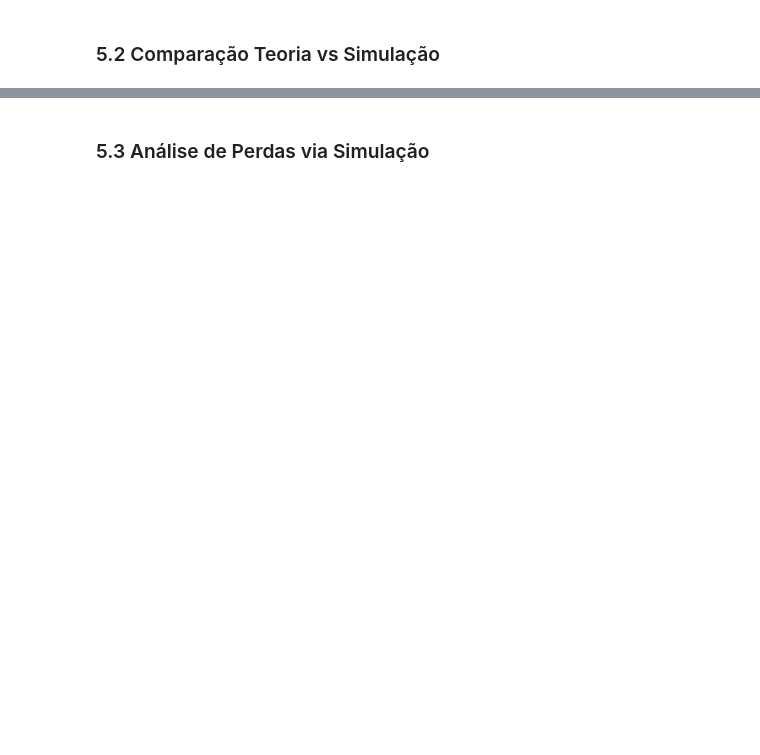
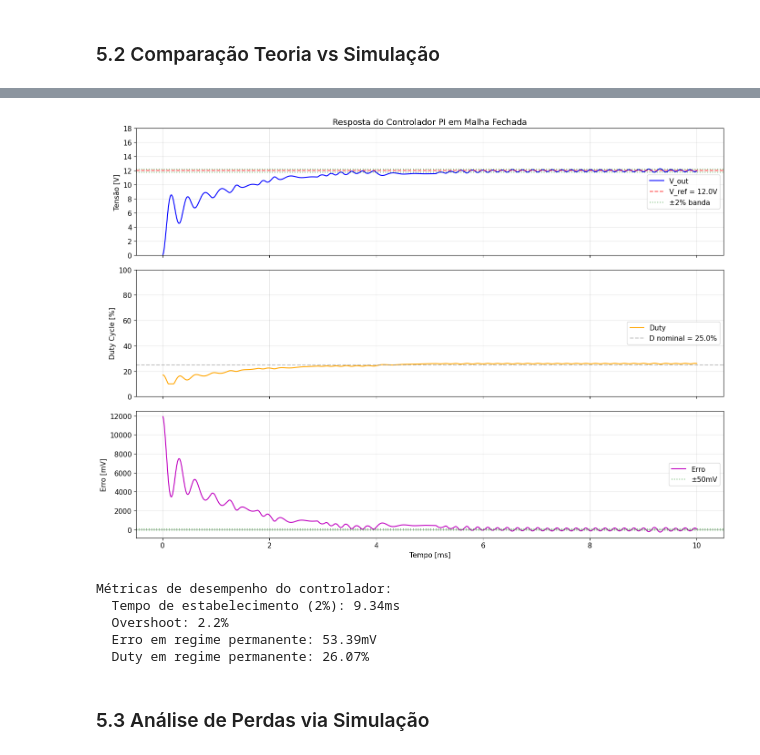
Before and after one commit to lgili/Pulsim, a Jupyter notebook: examples/notebooks/buck_converter_design.ipynb, the cells around one changed output, grey strips where cells are left out. Saved outputs shown, nothing was run; the diff lists cells and outputs as text; code cells hidden in the pictures; blank space fills up the shorter version.

```diff
--- a/examples/notebooks/buck_converter_design.ipynb
+++ b/examples/notebooks/buck_converter_design.ipynb
@@ -1245,2 +1398,71 @@ plt.show()
+# %%
+# ============================================================
+# VISUALIZAÇÃO DO CONTROLE EM MALHA FECHADA
+# ============================================================
+
+fig, axes = plt.subplots(3, 1, figsize=(14, 10), sharex=True)
+
+# 1. Tensão de saída
+ax = axes[0]
+ax.plot(time_hist, vout_hist, 'b-', linewidth=1.5, label='V_out')
+ax.axhline(V_ref, color='r', linestyle='--', alpha=0.7, label=f'V_ref = {V_ref}V')
+ax.axhline(V_ref * 1.02, color='g', linestyle=':', alpha=0.5, label='±2% banda')
+ax.axhline(V_ref * 0.98, color='g', linestyle=':', alpha=0.5)
+ax.set_ylabel('Tensão [V]')
+ax.set_title('Resposta do Controlador PI em Malha Fechada')
+ax.legend(loc='right')
+ax.set_ylim([0, V_ref * 1.5])
+
+# 2. Duty cycle
+ax = axes[1]
+ax.plot(time_hist, [d*100 for d in duty_hist], 'orange', linewidth=1.5, label='Duty')
+ax.axhline(D_nom*100, color='gray', linestyle='--', alpha=0.5,
+           label=f'D nominal = {D_nom*100:.1f}%')
+ax.set_ylabel('Duty Cycle [%]')
+ax.legend(loc='right')
+ax.set_ylim([0, 100])
+
+# 3. Erro
+ax = axes[2]
+ax.plot(time_hist, [e*1e3 for e in error_hist], 'm-', linewidth=1.5, label='Erro')
+ax.axhline(0, color='gray', linestyle='-', alpha=0.3)
+ax.axhline(50, color='g', linestyle=':', alpha=0.5, label='±50mV')
+ax.axhline(-50, color='g', linestyle=':', alpha=0.5)
+ax.set_xlabel('Tempo [ms]')
+ax.set_ylabel('Erro [mV]')
+ax.legend(loc='right')
+
+plt.tight_layout()
+plt.show()
+
+# Métricas de desempenho
+# Tempo de estabelecimento (2% banda)
+v_settled_band = V_ref * 0.02
+try:
+    idx_settled = None
+    for i in range(len(vout_hist)-1, -1, -1):
+        if abs(vout_hist[i] - V_ref) > v_settled_band:
+            idx_settled = i + 1
+            break
+    t_settling = time_hist[idx_settled] if idx_settled else time_hist[0]
+except:
+    t_settling = time_hist[-1]
+
+# Overshoot
+v_max_cl = max(vout_hist)
+overshoot = (v_max_cl - V_ref) / V_ref * 100 if v_max_cl > V_ref else 0
+
+print(f"\nMétricas de desempenho do controlador:")
+print(f"  Tempo de estabelecimento (2%): {t_settling:.2f}ms")
+print(f"  Overshoot: {overshoot:.1f}%")
+print(f"  Erro em regime permanente: {error_hist[-1]*1e3:.2f}mV")
+print(f"  Duty em regime permanente: {duty_hist[-1]*100:.2f}%")
+# %% [output]
+[figure, added]
+Métricas de desempenho do controlador:
+  Tempo de estabelecimento (2%): 9.34ms
+  Overshoot: 2.2%
+  Erro em regime permanente: 53.39mV
+  Duty em regime permanente: 26.07%
 # %% [markdown]
 ### 5.3 Análise de Perdas via Simulação
```
Also changed, not shown: parts of 17 cells of this notebook, 24 other files.
